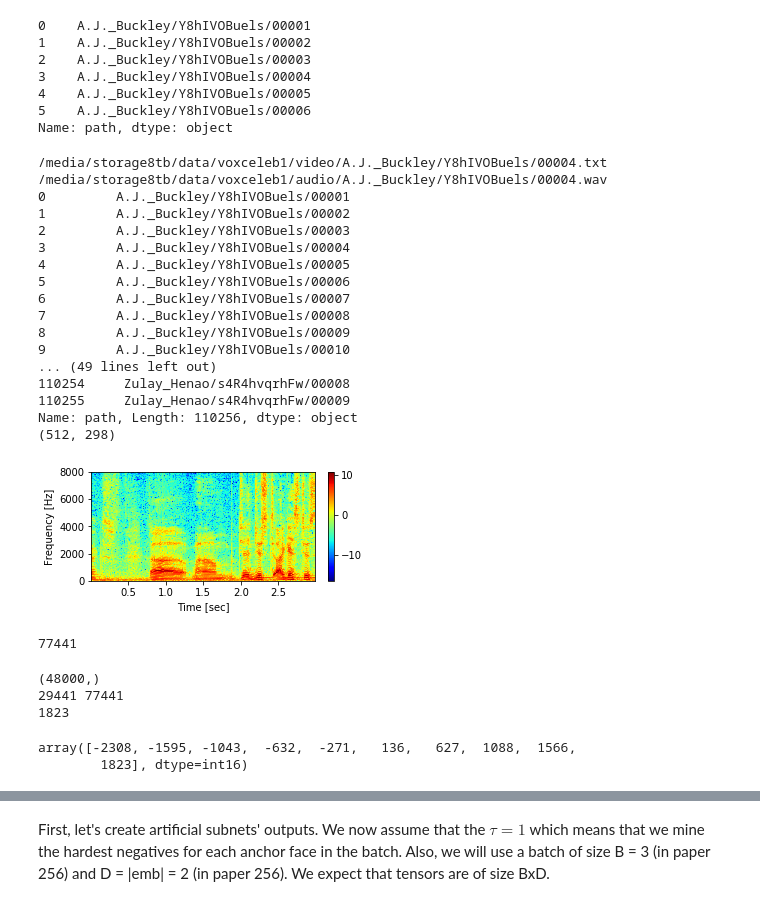
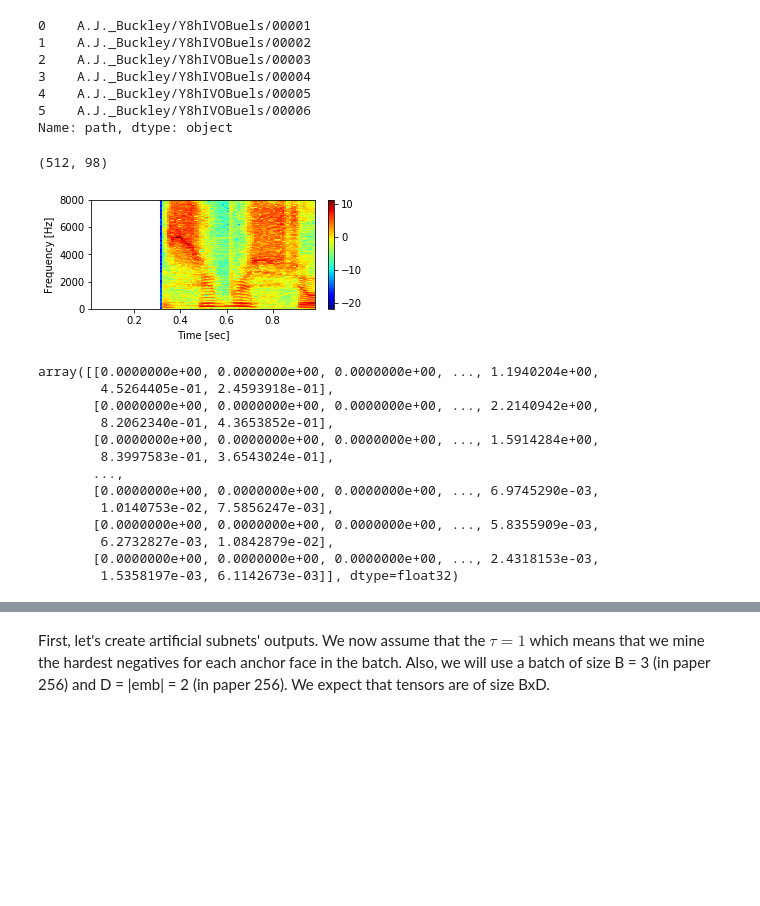
Before and after one commit to v-iashin/LearnablePINs, a Jupyter notebook: main.ipynb, the cells around one changed output, grey strips where cells are left out. Drawn from its saved outputs; the diff is of its cells as text; code cells hidden in the pictures; blank space fills up the shorter version.

```diff
--- a/main.ipynb
+++ b/main.ipynb
@@ -566,40 +488,23 @@ A.J._Buckley/Y8hIVOBuels/00003
 5    A.J._Buckley/Y8hIVOBuels/00006
 Name: path, dtype: object
 # %%
-video_path = os.path.join(path_to_data, 'video', subset[3] + '.txt')
-audio_path = os.path.join(path_to_data, 'audio', subset[3] + '.wav')
-print(video_path)
-print(audio_path)
-print(subset)
+path_to_data = '/media/storage8tb/data/voxceleb1/'
+path_to_split = '/media/storage8tb/data/voxceleb1/Splits/voice_set_labels.txt'
+# video_path = os.path.join(path_to_data, 'video', 'Ben_Feldman', 'FWkA8o6AwB0', , '.txt')
+audio_path = os.path.join(path_to_data, 'audio', 'Ben_Feldman', 'FWkA8o6AwB0', '00002.wav')
 
 sample_rate, samples = wavfile.read(audio_path)
-frequencies, times, spectrogram = signal.spectrogram(samples[26881:74881], sample_rate, window='hamming',
+frequencies, times, spectrogram = signal.spectrogram(samples[:16000], sample_rate, window='hamming',
                                                      nfft=1022, nperseg=int(sample_rate * 0.025),
                                                      noverlap=int(sample_rate * (0.025-0.010)))
 
 plt.figure(figsize=(5, 2))
 plt.pcolormesh(times, frequencies, np.log(spectrogram), cmap=plt.cm.jet)
 plt.ylabel('Frequency [Hz]')
 plt.xlabel('Time [sec]')
 plt.colorbar()
 print(np.log(spectrogram).shape)
 plt.show()
 # %% [output]
-/media/storage8tb/data/voxceleb1/video/A.J._Buckley/Y8hIVOBuels/00004.txt
-/media/storage8tb/data/voxceleb1/audio/A.J._Buckley/Y8hIVOBuels/00004.wav
-0         A.J._Buckley/Y8hIVOBuels/00001
-1         A.J._Buckley/Y8hIVOBuels/00002
-2         A.J._Buckley/Y8hIVOBuels/00003
-3         A.J._Buckley/Y8hIVOBuels/00004
-4         A.J._Buckley/Y8hIVOBuels/00005
-5         A.J._Buckley/Y8hIVOBuels/00006
-6         A.J._Buckley/Y8hIVOBuels/00007
-7         A.J._Buckley/Y8hIVOBuels/00008
-8         A.J._Buckley/Y8hIVOBuels/00009
-9         A.J._Buckley/Y8hIVOBuels/00010
-... (49 lines left out)
-110254     Zulay_Henao/s4R4hvqrhFw/00008
-110255     Zulay_Henao/s4R4hvqrhFw/00009
-Name: path, Length: 110256, dtype: object
-(512, 298)
+(512, 98)
-[figure, old version]
+[figure, new version]
@@ -606,9 +513,23 @@ Name: path, Length: 110256, dtype: object
+# %%
+spectrogram
+# %% [output]
+array([[0.0000000e+00, 0.0000000e+00, 0.0000000e+00, ..., 1.1940204e+00,
+        4.5264405e-01, 2.4593918e-01],
+       [0.0000000e+00, 0.0000000e+00, 0.0000000e+00, ..., 2.2140942e+00,
+        8.2062340e-01, 4.3653852e-01],
+       [0.0000000e+00, 0.0000000e+00, 0.0000000e+00, ..., 1.5914284e+00,
+        8.3997583e-01, 3.6543024e-01],
+       ...,
+       [0.0000000e+00, 0.0000000e+00, 0.0000000e+00, ..., 6.9745290e-03,
+        1.0140753e-02, 7.5856247e-03],
+       [0.0000000e+00, 0.0000000e+00, 0.0000000e+00, ..., 5.8355909e-03,
+        6.2732827e-03, 1.0842879e-02],
+       [0.0000000e+00, 0.0000000e+00, 0.0000000e+00, ..., 2.4318153e-03,
+        1.5358197e-03, 6.1142673e-03]], dtype=float32)
 # %%
 segment_len = 3
 sample_rate = 16000
 len(samples)
-# %% [output]
-77441
 # %%
 # start = rand_generator.randint(0, len(samples) - segment_len * sample_rate)
 start = len(samples) - segment_len * sample_rate
@@ -617,12 +538,3 @@ audio_segment = samples[start:end]
 print(audio_segment.shape)
 print(start, end)
 print(audio_segment[-1])
-# %% [output]
-(48000,)
-29441 77441
-1823
-# %%
-samples[-10:]
-# %% [output]
-array([-2308, -1595, -1043,  -632,  -271,   136,   627,  1088,  1566,
-        1823], dtype=int16)
```
Also changed, not shown: parts of 47 cells of this notebook.
